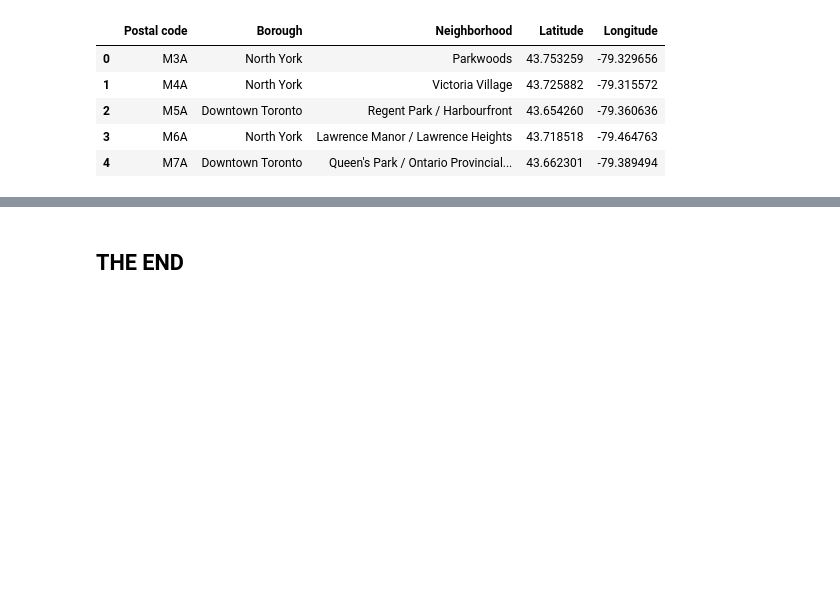
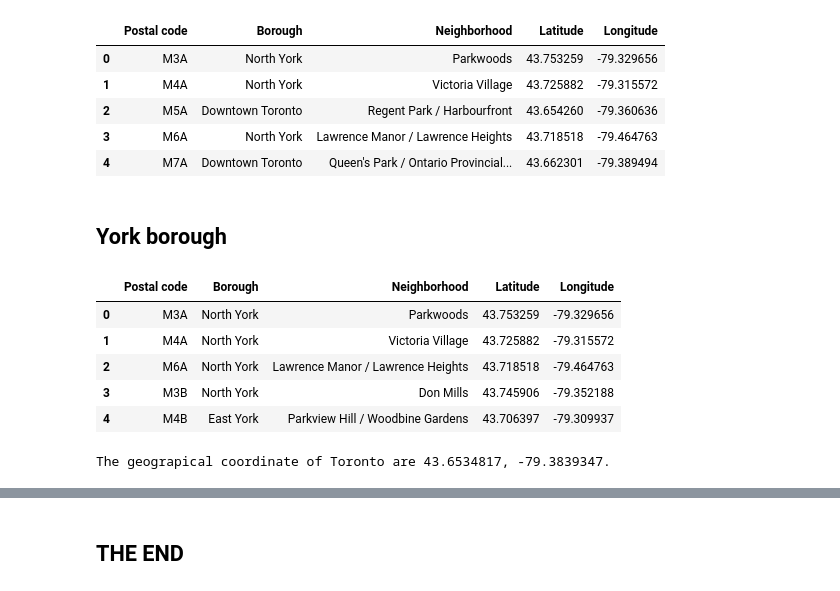
Before and after one commit to olegsolomin/DSProjectIBM, a Jupyter notebook: Segmentation And Clustering .ipynb, the cells around one changed output, grey strips where cells are left out. Drawn from its saved outputs; the diff is of its cells as text; code cells hidden in the pictures; blank space fills up the shorter version.

```diff
--- a/Segmentation And Clustering .ipynb
+++ b/Segmentation And Clustering .ipynb
@@ -86,3 +86,16 @@ result.head()
 | 2 | M5A | Downtown Toronto | Regent Park / Harbourfront | 43.654260 | -79.360636 |
 | 3 | M6A | North York | Lawrence Manor / Lawrence Heights | 43.718518 | -79.464763 |
 | 4 | M7A | Downtown Toronto | Queen's Park / Ontario Provincial... | 43.662301 | -79.389494 |
+# %% [markdown]
+## York borough
+# %%
+# selecting all borough with YORK
+york_data = result[result['Borough'].str.contains('York')].reset_index(drop=True)
+york_data.head()
+# %% [output]
+|  | Postal code | Borough | Neighborhood | Latitude | Longitude |
+| 0 | M3A | North York | Parkwoods | 43.753259 | -79.329656 |
+| 1 | M4A | North York | Victoria Village | 43.725882 | -79.315572 |
+| 2 | M6A | North York | Lawrence Manor / Lawrence Heights | 43.718518 | -79.464763 |
+| 3 | M3B | North York | Don Mills | 43.745906 | -79.352188 |
+| 4 | M4B | East York | Parkview Hill / Woodbine Gardens | 43.706397 | -79.309937 |
@@ -88,0 +105,10 @@ result.head()
+# %%
+address = 'Toronto, CA'
+
+geolocator = Nominatim(user_agent="ny_explorer")
+location = geolocator.geocode(address)
+latitude = location.latitude
+longitude = location.longitude
+print('The geograpical coordinate of Toronto are {}, {}.'.format(latitude, longitude))
+# %% [output]
+The geograpical coordinate of Toronto are 43.6534817, -79.3839347.
```
Also changed, not shown: parts of 2 cells of this notebook.
